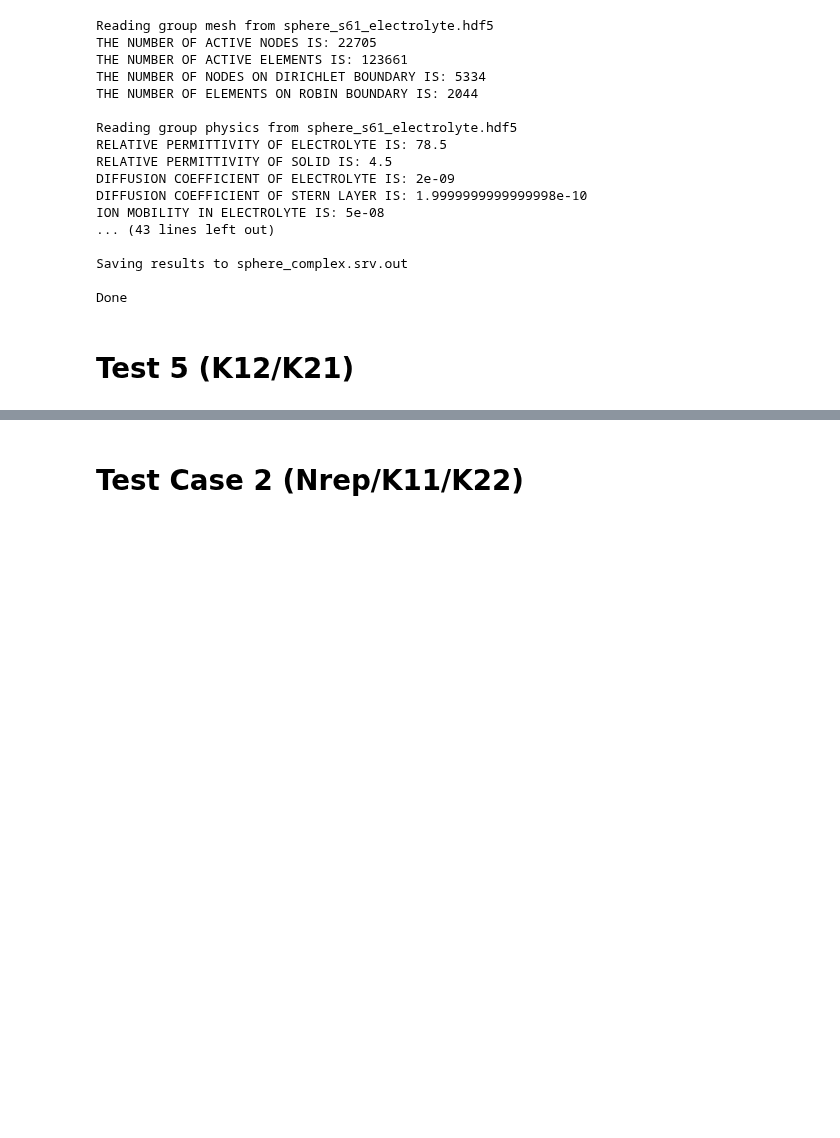
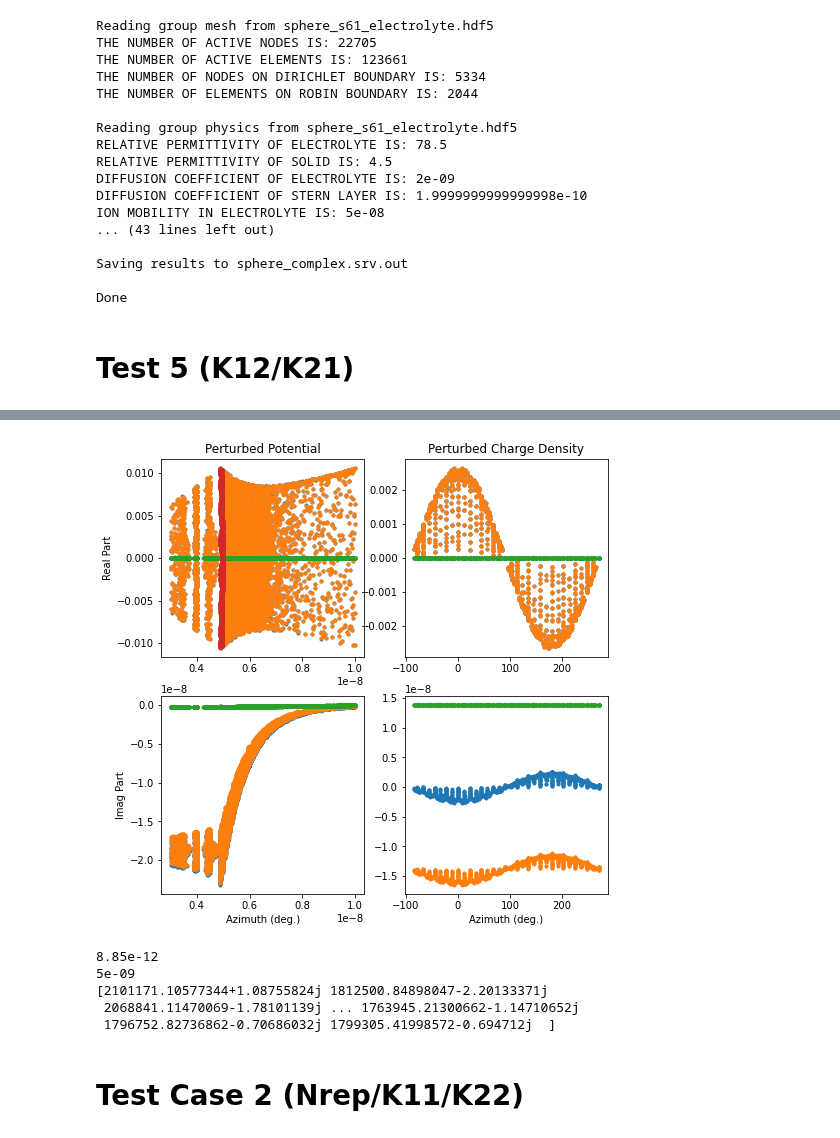
Before and after one commit to yuccadrew/sip, a Jupyter notebook: test_sphere_s61.ipynb, the cells around one changed output, grey strips where cells are left out. Drawn from its saved outputs; the diff is of its cells as text; code cells hidden in the pictures; blank space fills up the shorter version.

```diff
--- a/test_sphere_s61.ipynb
+++ b/test_sphere_s61.ipynb
@@ -1847,3 +1737,63 @@ snod3d snod 0.0
+# %%
+%matplotlib inline
+import matplotlib.pyplot as plt
+
+# solution2=call_solver(K/1e-9,b/1e-9)
+# unod_list2=reshape_solution(solution2,nrep=3)
+
+fig,ax=plt.subplots(2,2,figsize=(8,8))
+axs=ax.flatten()
+
+midpoints2d=compute_midpoints2d(mesh['nodes'],mesh['faces'])
+rho2d,theta2d,phi2d=cartesian2spherical(midpoints2d[in_stern,0],midpoints2d[in_stern,1],midpoints2d[in_stern,2])
+rho,theta,phi=cartesian2spherical(nodes[nind_stern,0],nodes[nind_stern,1],nodes[nind_stern,2])
+dist=np.sqrt(nodes[:,0]**2+nodes[:,1]**2+nodes[:,2]**2)
+dist2d=np.sqrt(midpoints2d[:,0]**2+midpoints2d[:,1]**2+midpoints2d[:,2]**2)
+mask=(dist>3e-9)&(dist<1e-8)
+
+unod_list_1MV=reshape_solution(np.load('sphere_s61_test5_1MV.npy'),nrep=3)
+# axs[0].plot(phi*180/np.pi,np.real(unod_list2[2][nind_stern]),'.')
+# axs[0].plot(phi*180/np.pi,np.real(unod_list_1MV[2][nind_stern]),'.')
+# axs[0].plot(phi*180/np.pi,np.real(unod_list2[2][nind_stern]-unod_list_1MV[2][nind_stern]),'.')
+axs[0].plot(dist[mask],np.real(unod_list[2][mask]),'.')
+axs[0].plot(dist[mask],np.real(unod_list_1MV[2][mask]),'.')
+axs[0].plot(dist[mask],np.real(unod_list[2][mask]-unod_list_1MV[2][mask]),'.')
+axs[0].plot(dist2d[in_stern],np.real(u2d[in_stern,0]),'.')
+
+axs[1].plot(phi*180/np.pi,np.real(unod_list[-1][nind_stern]),'.')
+axs[1].plot(phi*180/np.pi,np.real(unod_list_1MV[-1][nind_stern]),'.')
+axs[1].plot(phi*180/np.pi,np.real(unod_list[-1][nind_stern]-unod_list_1MV[-1][nind_stern]),'.')
+
+# axs[2].plot(phi*180/np.pi,np.imag(unod_list2[2][nind_stern]),'.')
+# axs[2].plot(phi*180/np.pi,np.imag(unod_list_1MV[2][nind_stern]),'.')
+# axs[2].plot(phi*180/np.pi,np.imag(unod_list2[2][nind_stern]-unod_list_1MV[2][nind_stern]),'.')
+axs[2].plot(dist[mask],np.imag(unod_list[2][mask]),'.')
+axs[2].plot(dist[mask],np.imag(unod_list_1MV[2][mask]),'.')
+axs[2].plot(dist[mask],np.imag(unod_list[2][mask]-unod_list_1MV[2][mask]),'.')
+
+axs[3].plot(phi*180/np.pi,np.imag(unod_list[-1][nind_stern]),'.')
+axs[3].plot(phi*180/np.pi,np.imag(unod_list_1MV[-1][nind_stern]),'.')
+axs[3].plot(phi*180/np.pi,np.imag(unod_list[-1][nind_stern]-unod_list_1MV[-1][nind_stern]),'.')
+
+axs[0].set_title('Perturbed Potential')
+axs[1].set_title('Perturbed Charge Density')
+axs[0].set_ylabel('Real Part')
+axs[2].set_ylabel('Imag Part')
+axs[2].set_xlabel('Azimuth (deg.)')
+axs[3].set_xlabel('Azimuth (deg.)')
+plt.show()
+# %% [output]
+[figure, new version]
+# %%
+print(perm0)
+print(physics['mobility_stern'])
+print(u2d[in_stern,1])
+# %% [output]
+8.85e-12
+5e-09
+[2101171.10577344+1.08755824j 1812500.84898047-2.20133371j
+ 2068841.11470069-1.78101139j ... 1763945.21300662-1.14710652j
+ 1796752.82736862-0.70686032j 1799305.41998572-0.694712j  ]
 # %% [markdown]
 # Test Case 2 (Nrep/K11/K22)
 # %%
```
Also changed, not shown: parts of 27 cells of this notebook.
